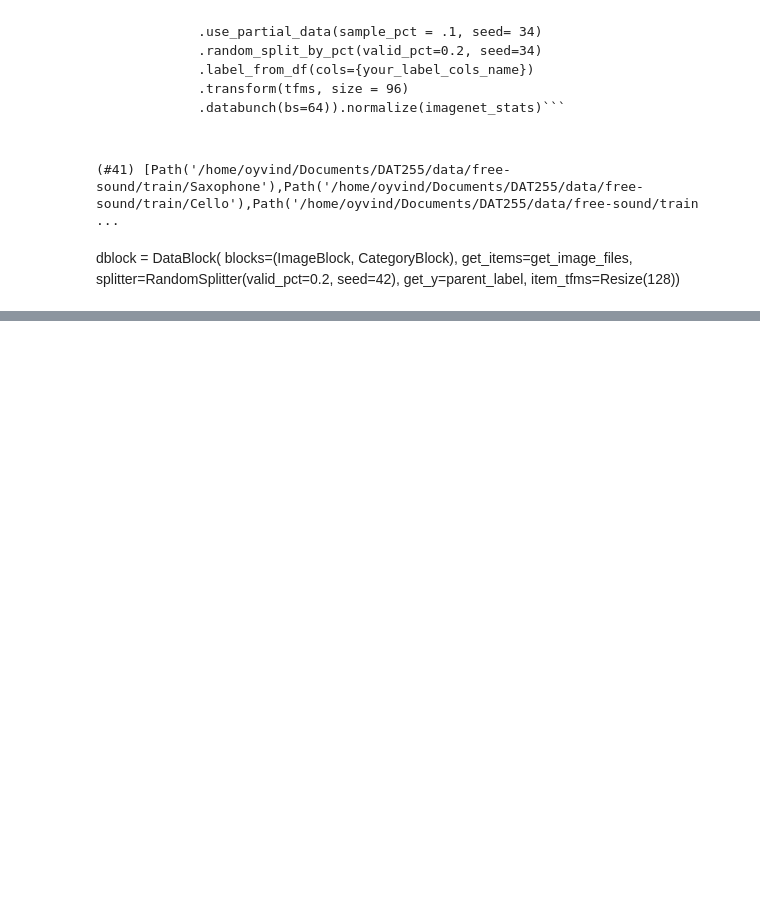
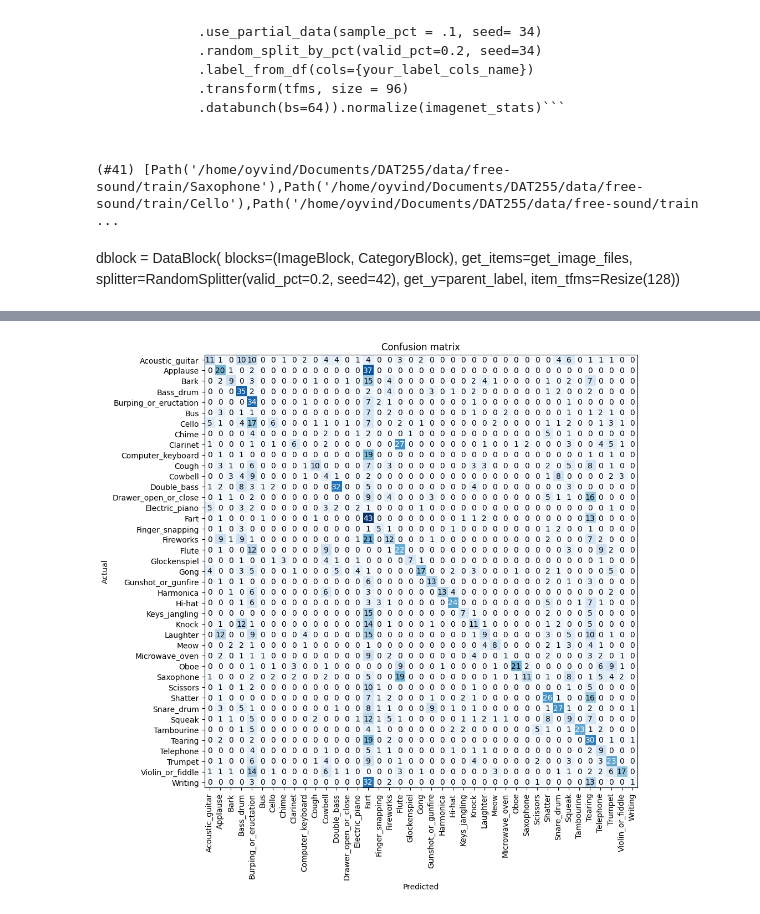
Before and after one commit to oyvindgrutle/DAT255-project, a Jupyter notebook: nbs/Downloading-and-Exploration.ipynb, the cells around one changed output, grey strips where cells are left out. Cells and saved outputs as stored; diff of their text form; code cells hidden in the pictures; blank space fills up the shorter version.

```diff
--- a/nbs/Downloading-and-Exploration.ipynb
+++ b/nbs/Downloading-and-Exploration.ipynb
@@ -257,0 +285,4 @@ learn.fine_tune(4, lrate)
+# %%
+
+
+a = ClassificationInterpretation.from_learner(learn)
@@ -257,0 +291,5 @@ learn.fine_tune(4, lrate)
+# %%
+
+#plt.figure(figsize=(1000,1000))
+a.plot_confusion_matrix(figsize=(10,10), dpi = 100)
+# %% [output]
@@ -257,0 +297 @@ learn.fine_tune(4, lrate)
+[figure, added]
```
Also changed, not shown: parts of 11 cells of this notebook.
